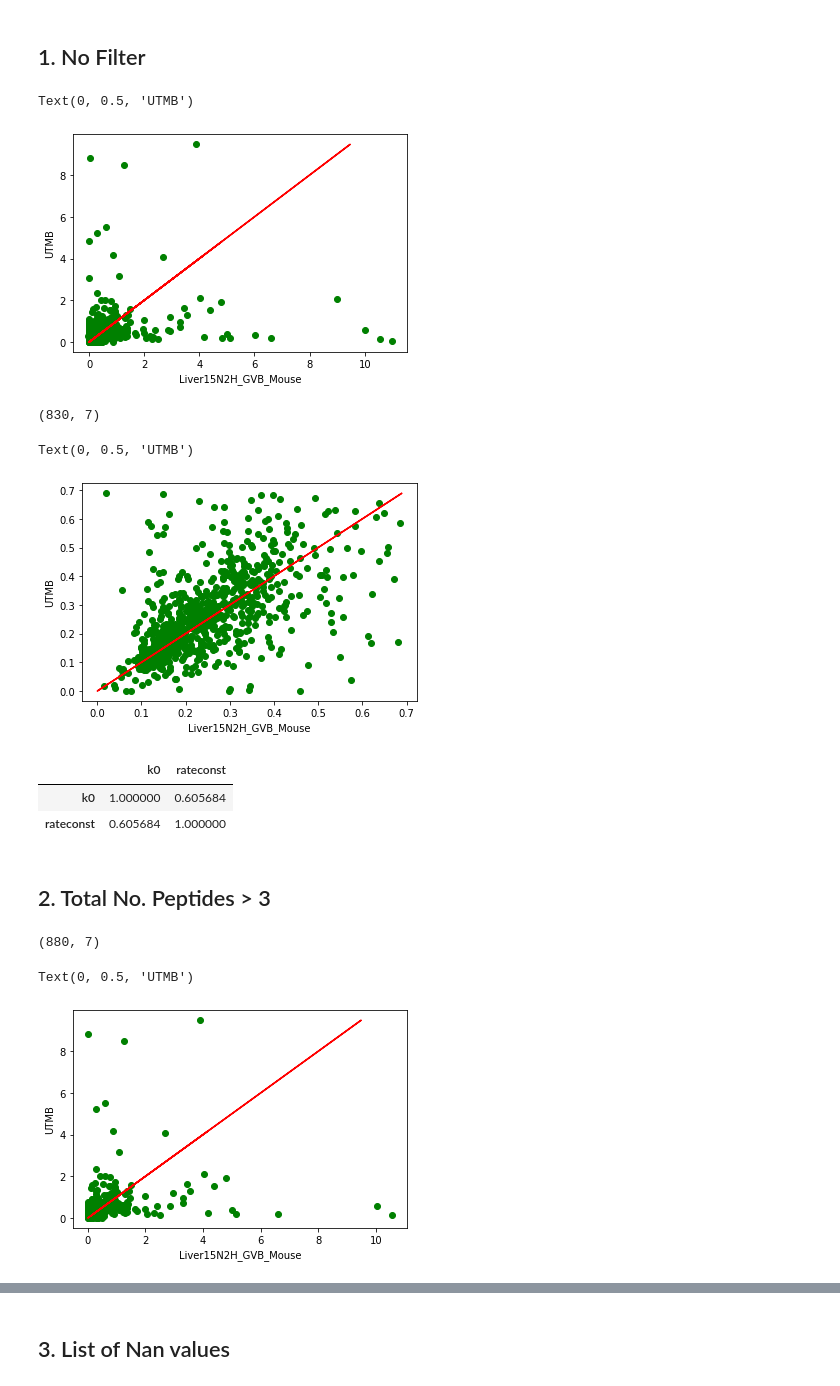
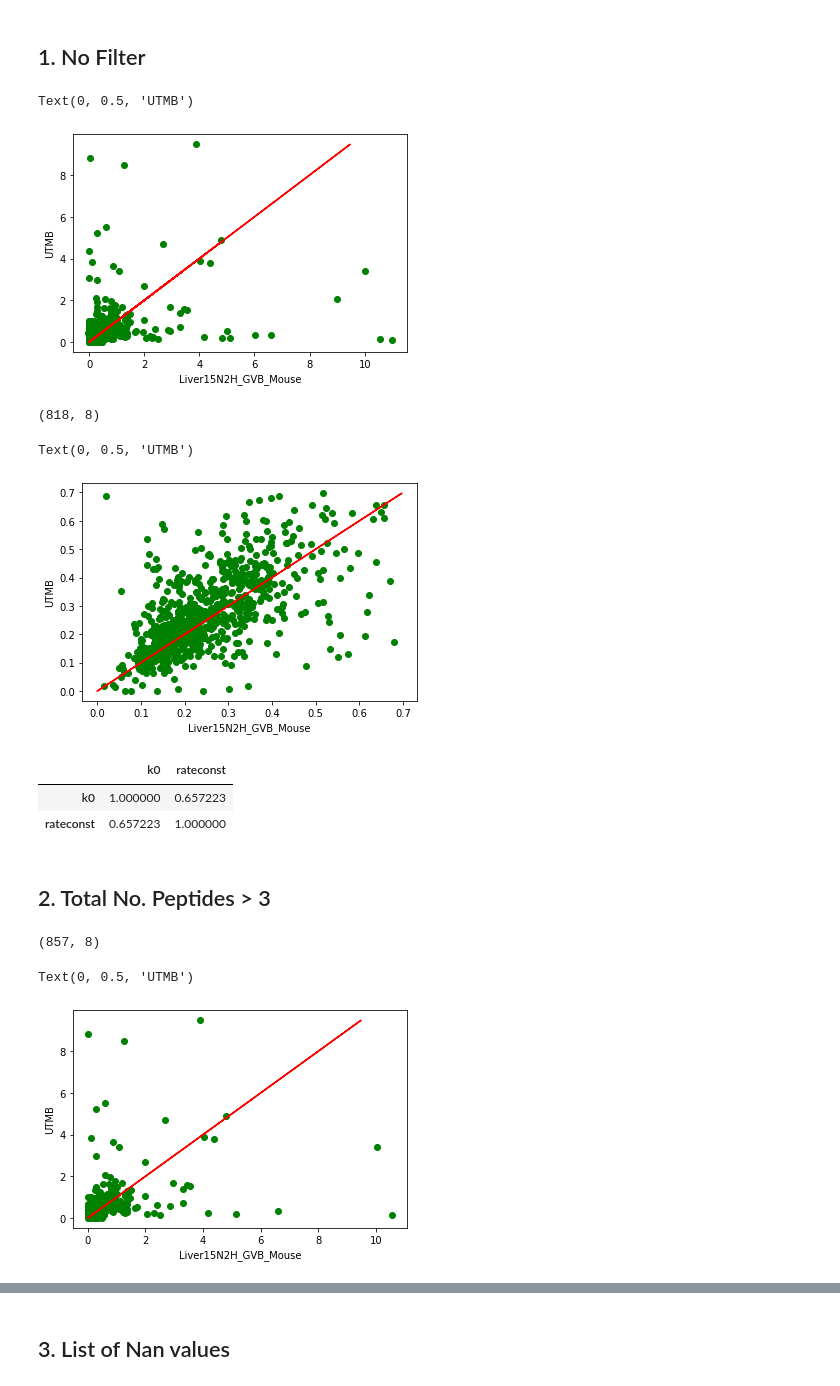
Before and after one commit to henockmamo54/d2omePlusAnalysis, a Jupyter notebook: N15_Vs_d2ome.ipynb, the cells around one changed output, grey strips where cells are left out. Drawn from its saved outputs; the diff is of its cells as text; code cells hidden in the pictures.

```diff
--- a/N15_Vs_d2ome.ipynb
+++ b/N15_Vs_d2ome.ipynb
@@ -3,10 +3,10 @@ import pandas as pd
 import numpy as np
 from matplotlib import pyplot as plt
 # %%
-utmb_data= pd.read_csv("compare.csv")[["Portien","rateconst"]]
+utmb_data= pd.read_csv("compare.csv")[["Portien","rateconst","PeptideCount"]]
 utmb_list= pd.read_csv("Protein_List.utmb.0311_2022.csv")[["Entry","Entry name","Gene names"]]
 utmb_data=utmb_data.merge(utmb_list,left_on=["Portien"],right_on=["Entry name"])[["Entry","Entry name",
-                                                                                  "rateconst","Gene names"]]
+                                                                                  "rateconst","Gene names","PeptideCount"]]
 print(utmb_data.shape)
 utmb_data.head()
 # %% [output]
@@ -53,7 +53,7 @@ plt.plot(utmb_Liver15N2H_GVB_Mouse.rateconst,utmb_Liver15N2H_GVB_Mouse.rateconst
 plt.ylabel("UTMB")
 # %% [output]
 Text(0, 0.5, 'UTMB')
-[figure, old version]
+[figure, new version]
 # %%
 temp= utmb_Liver15N2H_GVB_Mouse[(utmb_Liver15N2H_GVB_Mouse.k0<=0.7)&(utmb_Liver15N2H_GVB_Mouse.k0>0) &
                                 (utmb_Liver15N2H_GVB_Mouse.rateconst<=0.7)&(utmb_Liver15N2H_GVB_Mouse.rateconst>0)]
@@ -63,31 +63,32 @@ plt.plot(temp.rateconst,temp.rateconst,c='r')
 plt.xlabel("Liver15N2H_GVB_Mouse")
 plt.ylabel("UTMB")
 # %% [output]
-(830, 7)
+(818, 8)
 Text(0, 0.5, 'UTMB')
-[figure, old version]
+[figure, new version]
 # %%
 corr= temp[['k0','rateconst']].corr()
 corr
 # %% [output]
 |  | k0 | rateconst |
-| k0 | 1.000000 | 0.605684 |
-| rateconst | 0.605684 | 1.000000 |
+| k0 | 1.000000 | 0.657223 |
+| rateconst | 0.657223 | 1.000000 |
 # %% [markdown]
 ## 2. Total No. Peptides > 3
 # %%
-temp=utmb_Liver15N2H_GVB_Mouse[utmb_Liver15N2H_GVB_Mouse['# Total Peptides']>=3]
+temp=utmb_Liver15N2H_GVB_Mouse[ (utmb_Liver15N2H_GVB_Mouse['# Total Peptides']>=3)
+                               & (utmb_Liver15N2H_GVB_Mouse.PeptideCount>=3)]
 print(temp.shape)
 # temp= utmb_Liver15N2H_GVB_Mouse[(utmb_Liver15N2H_GVB_Mouse.k0<1.5)&(utmb_Liver15N2H_GVB_Mouse.k0>0) &
 #                                 (utmb_Liver15N2H_GVB_Mouse.rateconst<1.5)&(utmb_Liver15N2H_GVB_Mouse.rateconst>0)]
 plt.scatter(temp.k0,temp.rateconst,c='g')
 plt.plot(temp.rateconst,temp.rateconst,c='r')
 plt.xlabel("Liver15N2H_GVB_Mouse")
 plt.ylabel("UTMB")
 # %% [output]
-(880, 7)
+(857, 8)
 Text(0, 0.5, 'UTMB')
-[figure, old version]
+[figure, new version]
 # %%
 corr= temp[['k0','rateconst']].corr()
 corr
```
Also changed, not shown: parts of 7 cells of this notebook, 3 other files.
